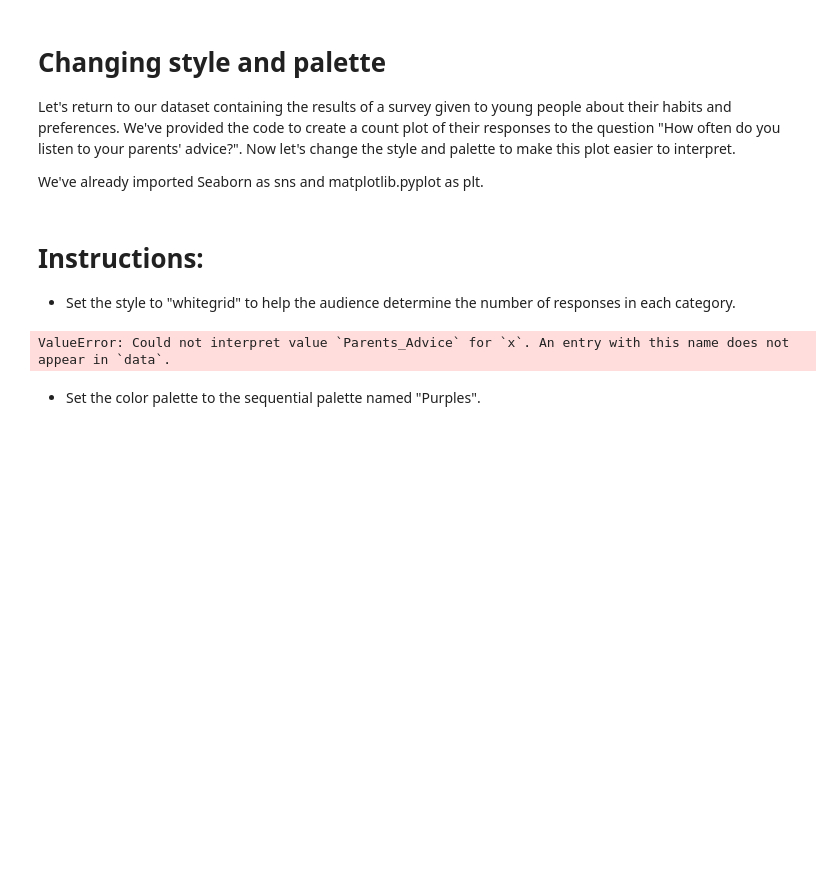
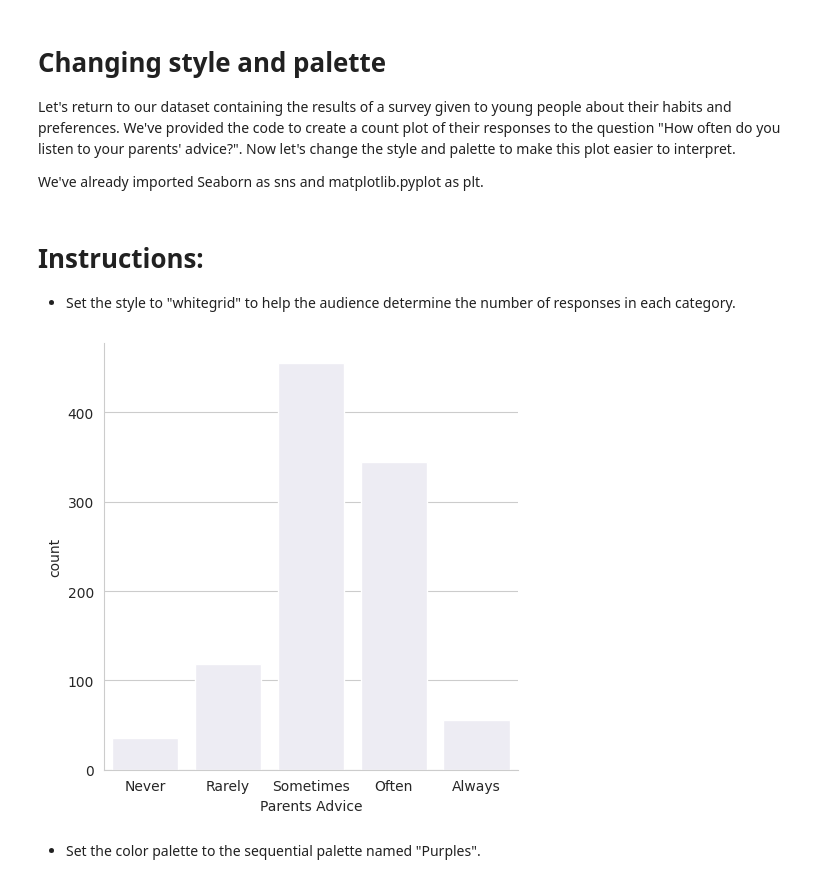
Before and after one commit to sendecka/DataCamp, a Jupyter notebook: DataCamp/09 Introduction to Data Visualization with Seaborn/04_Customizing_Seaborn_Plots.ipynb, the cells around one changed output. Saved outputs shown, nothing was run; the diff lists cells and outputs as text; code cells hidden in the pictures; blank space fills up the shorter version.

```diff
--- a/DataCamp/09 Introduction to Data Visualization with Seaborn/04_Customizing_Seaborn_Plots.ipynb
+++ b/DataCamp/09 Introduction to Data Visualization with Seaborn/04_Customizing_Seaborn_Plots.ipynb
@@ -16,27 +16,27 @@ We've already imported Seaborn as sns and matplotlib.pyplot as plt.
 # %%
 import matplotlib.pyplot as plt
 import pandas as pd
 import numpy as np
 import seaborn as sns
 
-survey_data = pd.read_csv('survey_data.csv')
+survey_data = pd.read_csv('survey_data1.csv')
 
 # Set the style to "whitegrid"
 sns.set_style("whitegrid")
 
 # Create a count plot of survey responses
 category_order = ["Never", "Rarely", "Sometimes",
                   "Often", "Always"]
 
-sns.catplot(x = "Parents_Advice",
+sns.catplot(x = "Parents Advice",
             data = survey_data,
             kind = "count",
             order = category_order)
 
 # Show plot
 plt.show()
 # %% [output]
-ValueError: Could not interpret value `Parents_Advice` for `x`. An entry with this name does not appear in `data`.
+[figure, added]
 # %% [markdown]
 - Set the color palette to the sequential palette named "Purples".
 # %%
```
Also changed, not shown: parts of 37 cells of this notebook, 6 other files.
